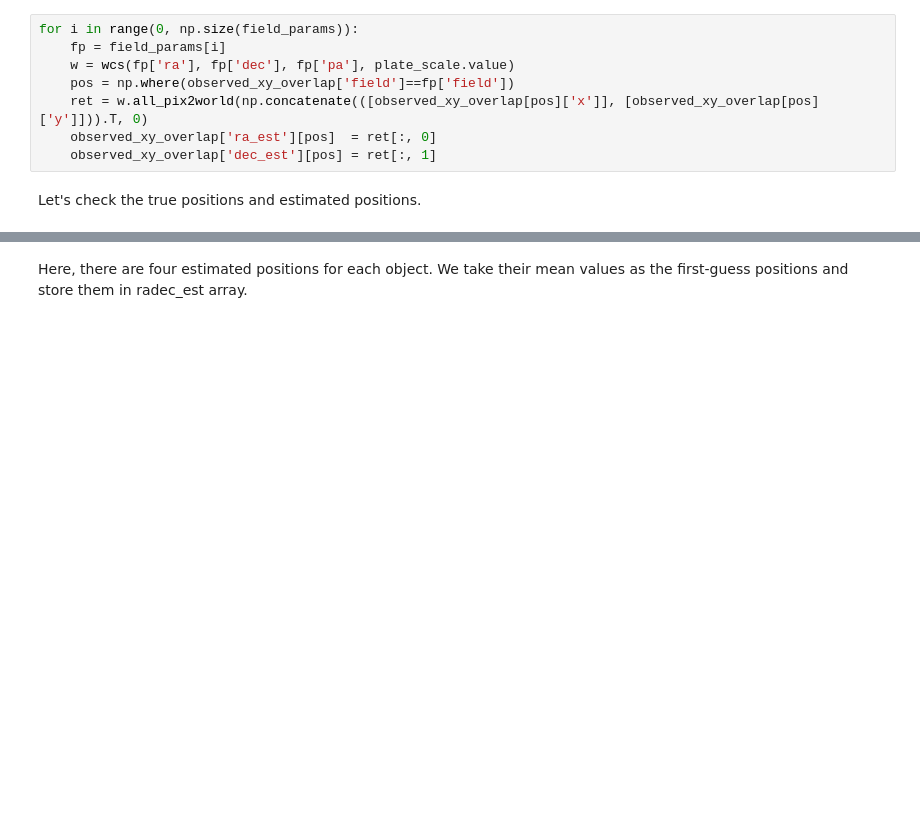
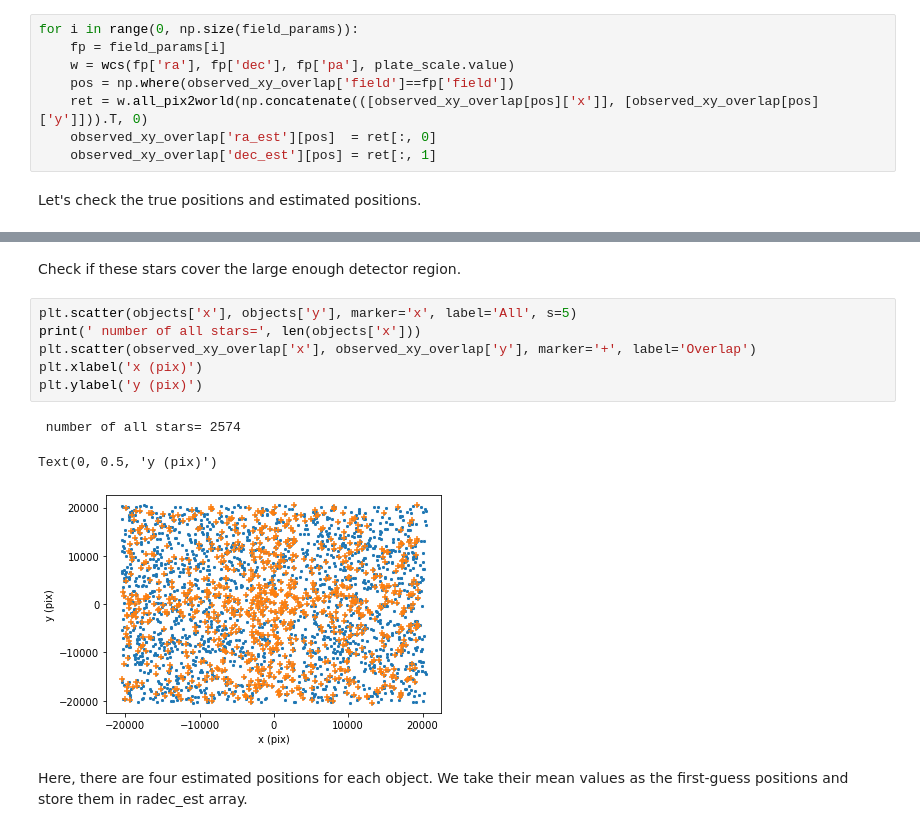
Before and after one commit to kawatadaisuke/JASMINE-analysis-testing, a Jupyter notebook: tkamizuka/case7_challenge_00f_rDK.ipynb, the cells around one changed output, grey strips where cells are left out. Cells and saved outputs as stored; diff of their text form; blank space fills up the shorter version.

```diff
--- a/tkamizuka/case7_challenge_00f_rDK.ipynb
+++ b/tkamizuka/case7_challenge_00f_rDK.ipynb
@@ -167,3 +171,15 @@ plt.legend()
+# %% [markdown]
+Check if these stars cover the large enough detector region.
+# %%
+plt.scatter(objects['x'], objects['y'], marker='x', label='All', s=5)
+print(' number of all stars=', len(objects['x']))
+plt.scatter(observed_xy_overlap['x'], observed_xy_overlap['y'], marker='+', label='Overlap')
+plt.xlabel('x (pix)')
+plt.ylabel('y (pix)')
+# %% [output]
+ number of all stars= 2574
+Text(0, 0.5, 'y (pix)')
+[figure, added]
 # %% [markdown]
 Here, there are four estimated positions for each object. We take their mean values as the first-guess positions and store them in radec_est array.
 # %%
```
Also changed, not shown: parts of 24 cells of this notebook.
